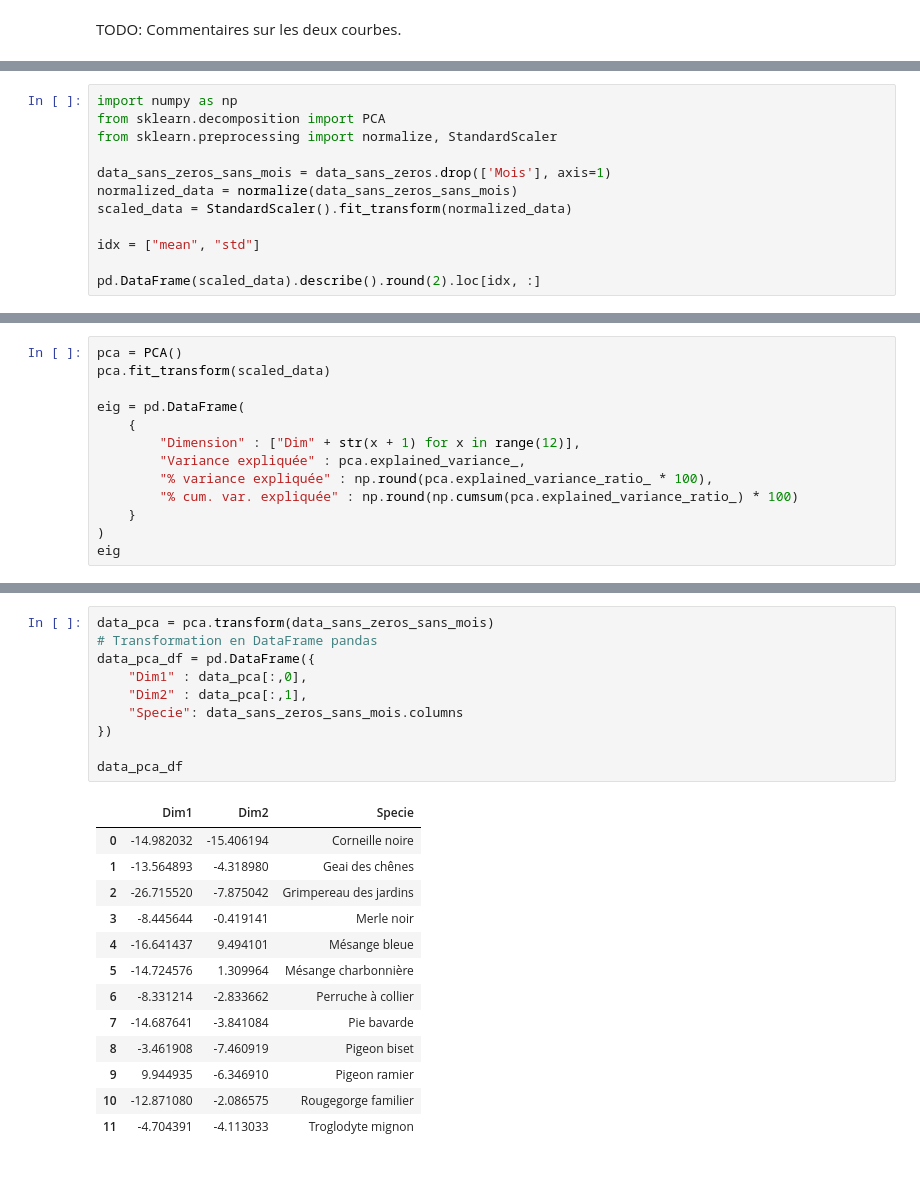
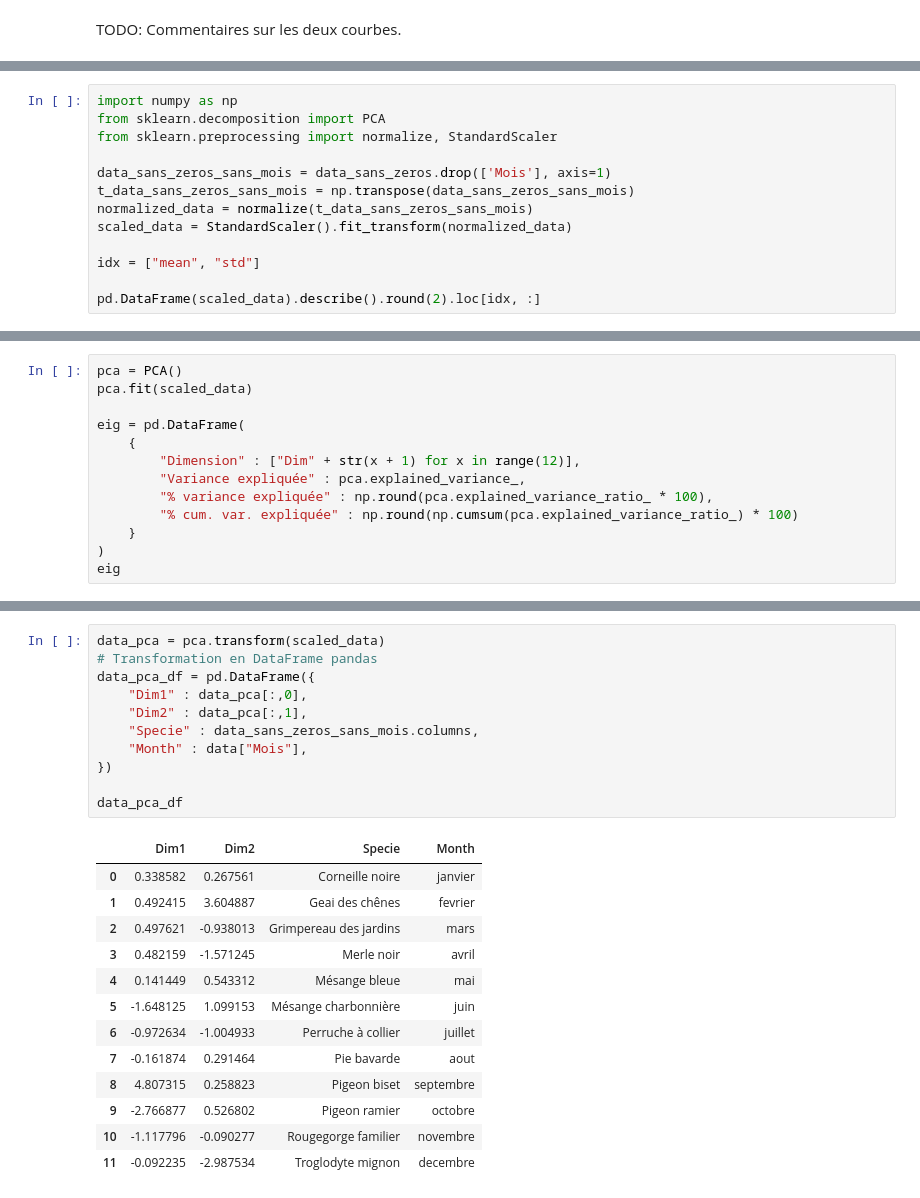
Before and after one commit to hadouin/data-science-isep, a Jupyter notebook: main.ipynb, the cells around one changed output, grey strips where cells are left out. Drawn from its saved outputs; the diff is of its cells as text.

```diff
--- a/main.ipynb
+++ b/main.ipynb
@@ -231,7 +233,8 @@ from sklearn.decomposition import PCA
 from sklearn.preprocessing import normalize, StandardScaler
 
 data_sans_zeros_sans_mois = data_sans_zeros.drop(['Mois'], axis=1)
-normalized_data = normalize(data_sans_zeros_sans_mois)
+t_data_sans_zeros_sans_mois = np.transpose(data_sans_zeros_sans_mois)
+normalized_data = normalize(t_data_sans_zeros_sans_mois)
 scaled_data = StandardScaler().fit_transform(normalized_data)
 
 idx = ["mean", "std"]
@@ -243,7 +246,7 @@ pd.DataFrame(scaled_data).describe().round(2).loc[idx, :]
 | std | 1.04 | 1.04 | 1.04 | 1.04 | 1.04 | 1.04 | 1.04 | 1.04 | 1.04 | 1.04 | 1.04 | ... |
 # %%
 pca = PCA()
-pca.fit_transform(scaled_data)
+pca.fit(scaled_data)
 
 eig = pd.DataFrame(
     {
@@ -278,27 +281,28 @@ plt.show()
 # %%
-data_pca = pca.transform(data_sans_zeros_sans_mois)
+data_pca = pca.transform(scaled_data)
 # Transformation en DataFrame pandas
 data_pca_df = pd.DataFrame({
     "Dim1" : data_pca[:,0],
     "Dim2" : data_pca[:,1],
-    "Specie": data_sans_zeros_sans_mois.columns
+    "Specie" : data_sans_zeros_sans_mois.columns,
+    "Month" : data["Mois"],
 })
 
 data_pca_df
 # %% [output]
-|  | Dim1 | Dim2 | Specie |
-| 0 | -14.982032 | -15.406194 | Corneille noire |
-| 1 | -13.564893 | -4.318980 | Geai des chênes |
-| 2 | -26.715520 | -7.875042 | Grimpereau des jardins |
-| 3 | -8.445644 | -0.419141 | Merle noir |
-| 4 | -16.641437 | 9.494101 | Mésange bleue |
-| 5 | -14.724576 | 1.309964 | Mésange charbonnière |
-| 6 | -8.331214 | -2.833662 | Perruche à collier |
-| 7 | -14.687641 | -3.841084 | Pie bavarde |
-| 8 | -3.461908 | -7.460919 | Pigeon biset |
-| 9 | 9.944935 | -6.346910 | Pigeon ramier |
-| 10 | -12.871080 | -2.086575 | Rougegorge familier |
-| 11 | -4.704391 | -4.113033 | Troglodyte mignon |
+|  | Dim1 | Dim2 | Specie | Month |
+| 0 | 0.338582 | 0.267561 | Corneille noire | janvier |
+| 1 | 0.492415 | 3.604887 | Geai des chênes | fevrier |
+| 2 | 0.497621 | -0.938013 | Grimpereau des jardins | mars |
+| 3 | 0.482159 | -1.571245 | Merle noir | avril |
+| 4 | 0.141449 | 0.543312 | Mésange bleue | mai |
+| 5 | -1.648125 | 1.099153 | Mésange charbonnière | juin |
+| 6 | -0.972634 | -1.004933 | Perruche à collier | juillet |
+| 7 | -0.161874 | 0.291464 | Pie bavarde | aout |
+| 8 | 4.807315 | 0.258823 | Pigeon biset | septembre |
+| 9 | -2.766877 | 0.526802 | Pigeon ramier | octobre |
+| 10 | -1.117796 | -0.090277 | Rougegorge familier | novembre |
+| 11 | -0.092235 | -2.987534 | Troglodyte mignon | decembre |
 # %%
 data_pca_df.plot.scatter("Dim1", "Dim2") # nuage de points
 plt.xlabel("Dimension 1 (57%)") # modification du nom de l'axe X
```
Also changed, not shown: parts of 29 cells of this notebook.
